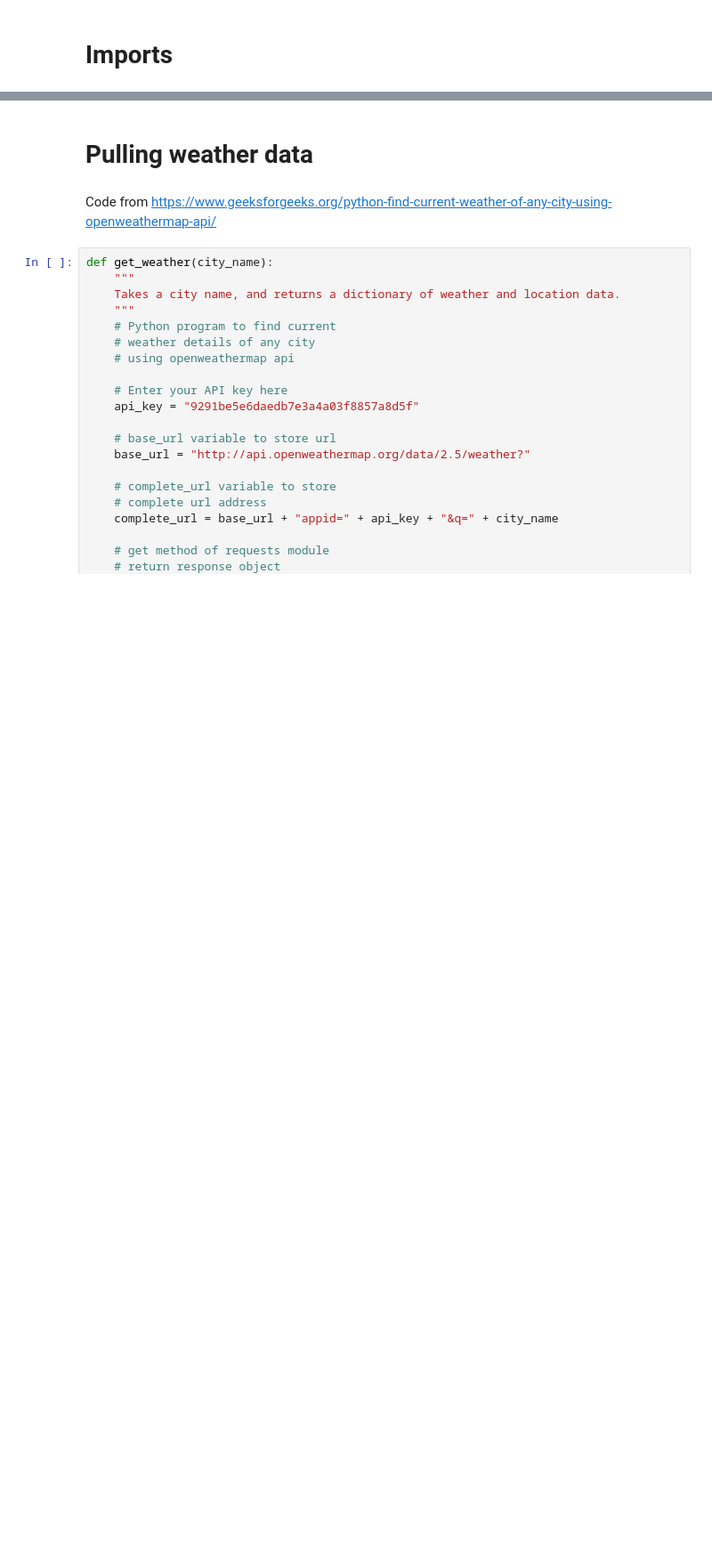
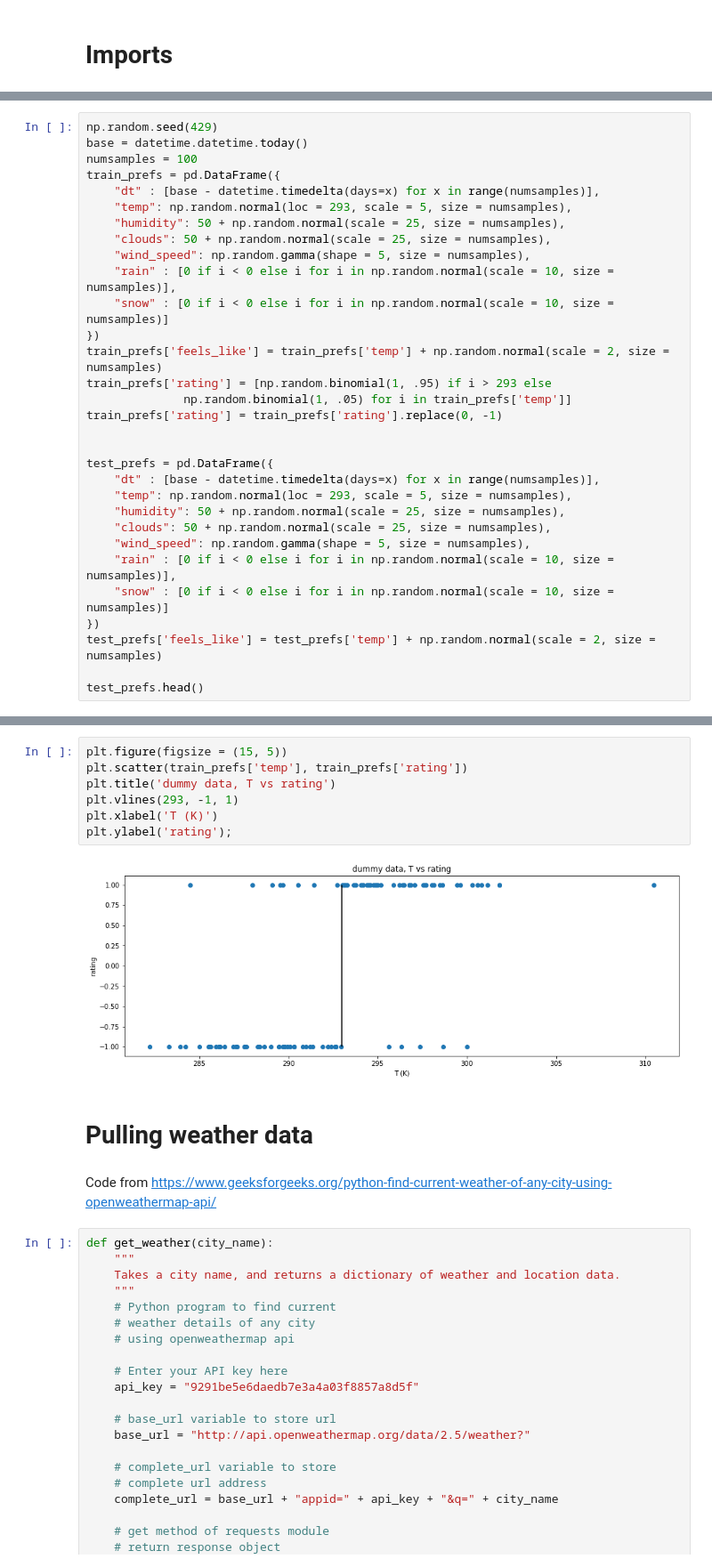
Before and after one commit to umaunni3/fairweatherfriend, a Jupyter notebook: main.ipynb, the cells around one changed output, grey strips where cells are left out. Shown at 89% size. Saved outputs shown, nothing was run; the diff lists cells and outputs as text; blank space fills up the shorter version.

```diff
--- a/main.ipynb
+++ b/main.ipynb
@@ -5,0 +15,31 @@ import requests, json
+# %%
+np.random.seed(429)
+base = datetime.datetime.today()
+numsamples = 100
+train_prefs = pd.DataFrame({
+    "dt" : [base - datetime.timedelta(days=x) for x in range(numsamples)],
+    "temp": np.random.normal(loc = 293, scale = 5, size = numsamples),
+    "humidity": 50 + np.random.normal(scale = 25, size = numsamples),
+    "clouds": 50 + np.random.normal(scale = 25, size = numsamples),
+    "wind_speed": np.random.gamma(shape = 5, size = numsamples),
+    "rain" : [0 if i < 0 else i for i in np.random.normal(scale = 10, size = numsamples)],
+    "snow" : [0 if i < 0 else i for i in np.random.normal(scale = 10, size = numsamples)]
+})
+train_prefs['feels_like'] = train_prefs['temp'] + np.random.normal(scale = 2, size = numsamples)
+train_prefs['rating'] = [np.random.binomial(1, .95) if i > 293 else
+              np.random.binomial(1, .05) for i in train_prefs['temp']]
+train_prefs['rating'] = train_prefs['rating'].replace(0, -1)
+
+
+test_prefs = pd.DataFrame({
+    "dt" : [base - datetime.timedelta(days=x) for x in range(numsamples)],
+    "temp": np.random.normal(loc = 293, scale = 5, size = numsamples),
+    "humidity": 50 + np.random.normal(scale = 25, size = numsamples),
+    "clouds": 50 + np.random.normal(scale = 25, size = numsamples),
+    "wind_speed": np.random.gamma(shape = 5, size = numsamples),
+    "rain" : [0 if i < 0 else i for i in np.random.normal(scale = 10, size = numsamples)],
+    "snow" : [0 if i < 0 else i for i in np.random.normal(scale = 10, size = numsamples)]
+})
+test_prefs['feels_like'] = test_prefs['temp'] + np.random.normal(scale = 2, size = numsamples)
+
+test_prefs.head()
@@ -6,3 +53,12 @@ import requests, json
+# %%
+plt.figure(figsize = (15, 5))
+plt.scatter(train_prefs['temp'], train_prefs['rating'])
+plt.title('dummy data, T vs rating')
+plt.vlines(293, -1, 1)
+plt.xlabel('T (K)')
+plt.ylabel('rating');
+# %% [output]
+[figure, added]
 # %% [markdown]
 # Pulling weather data
 # %% [markdown]
```
Also changed, not shown: parts of 26 cells of this notebook.
